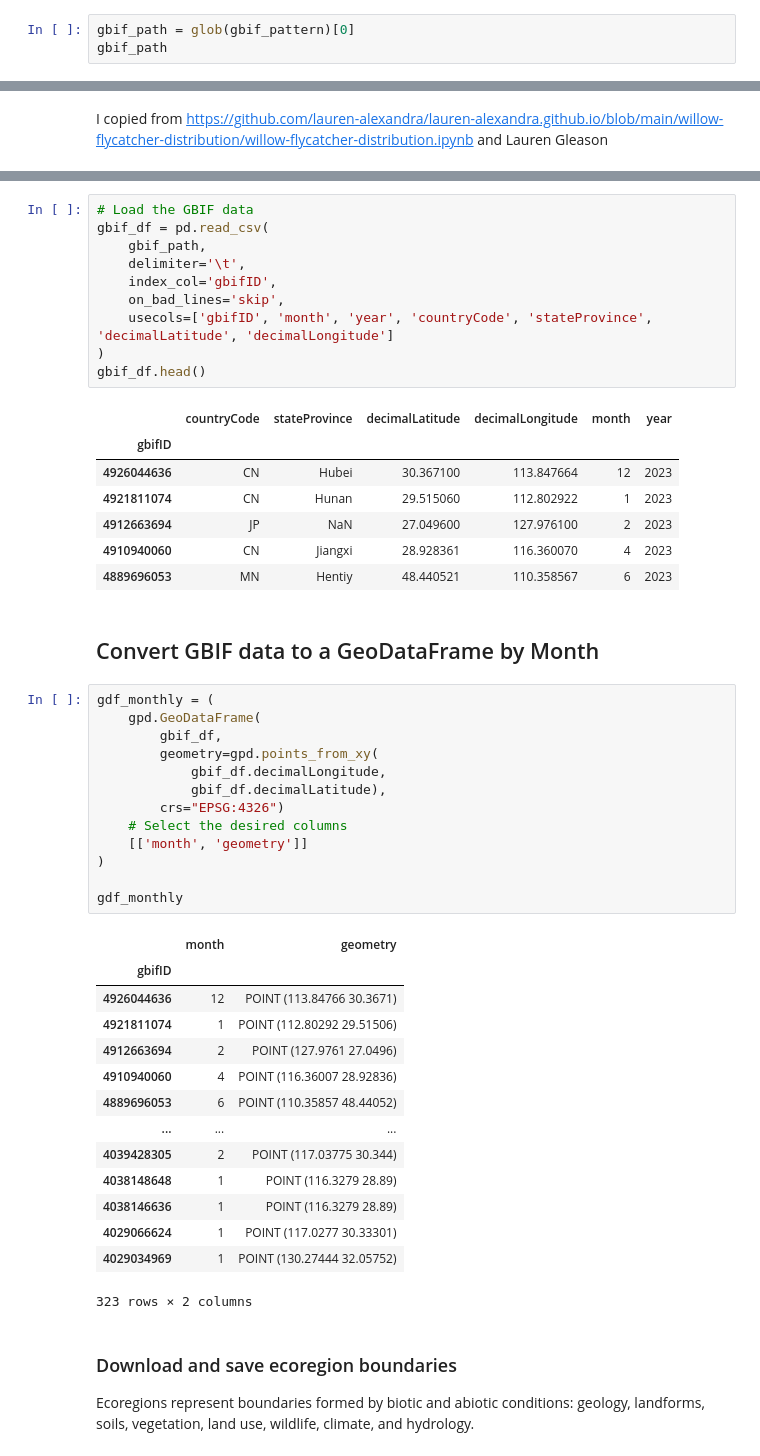
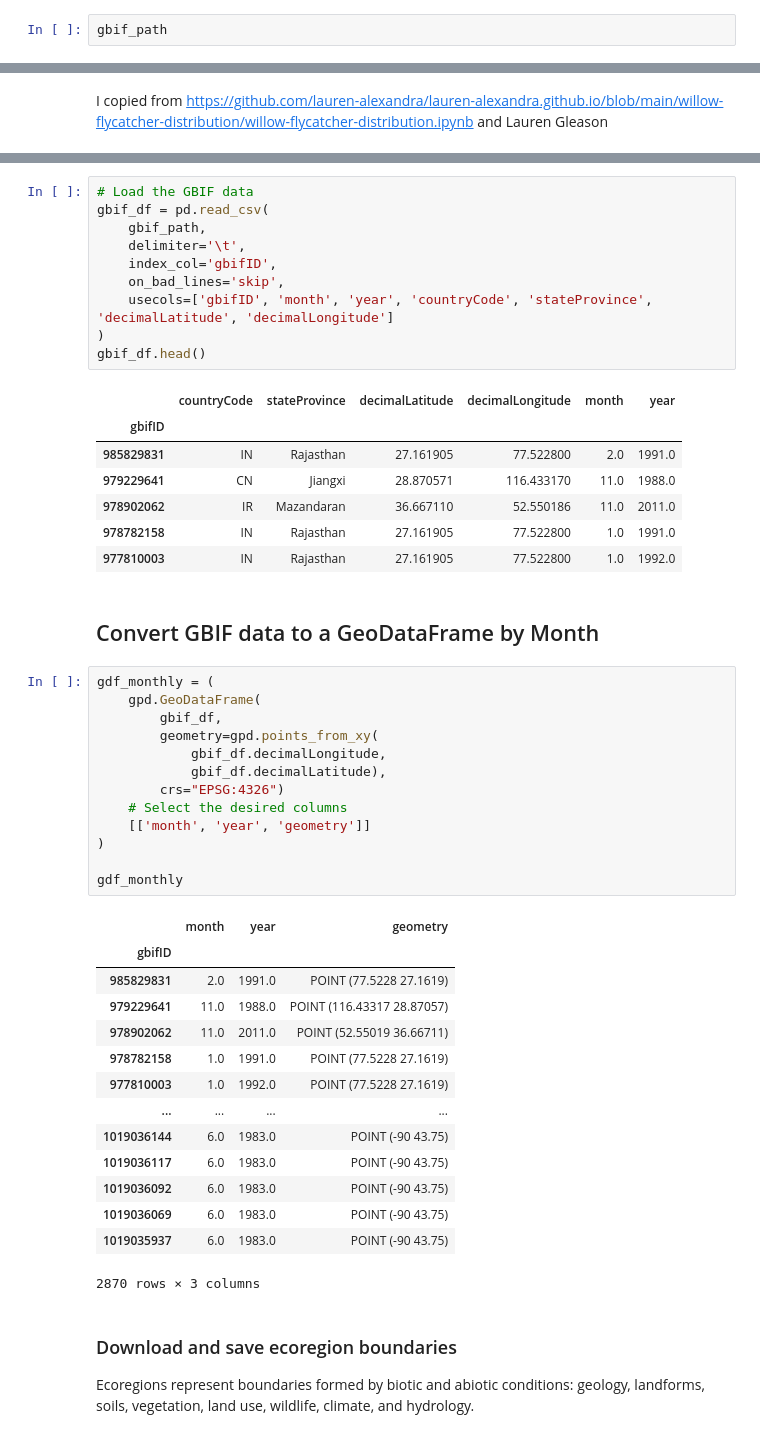
Before and after one commit to earthlab-education/species-distribution-coding-challenge-byandell, a Jupyter notebook: notebooks/siberian-crane-species-download.ipynb, the cells around one changed output, grey strips where cells are left out. Drawn from its saved outputs; the diff is of its cells as text.

```diff
--- a/notebooks/siberian-crane-species-download.ipynb
+++ b/notebooks/siberian-crane-species-download.ipynb
@@ -210,6 +210,5 @@ INFO:On disk at /home/jovyan/earth-analytics/data/species/0001022-24102411253437
 download key is 0020917-241007104925546
 GBIF.org (17 October 2024) GBIF Occurrence Download https://doi.org/10.15468/dl.4d3k48
 # %%
-gbif_path = glob(gbif_pattern)[0]
 gbif_path
 # %% [output]
@@ -248,41 +247,41 @@ gbif_df.head()
 # %% [output]
 |  | countryCode | stateProvince | decimalLatitude | decimalLongitude | month | year |
 | gbifID |  |  |  |  |  |  |
-| 4926044636 | CN | Hubei | 30.367100 | 113.847664 | 12 | 2023 |
-| 4921811074 | CN | Hunan | 29.515060 | 112.802922 | 1 | 2023 |
-| 4912663694 | JP | NaN | 27.049600 | 127.976100 | 2 | 2023 |
-| 4910940060 | CN | Jiangxi | 28.928361 | 116.360070 | 4 | 2023 |
-| 4889696053 | MN | Hentiy | 48.440521 | 110.358567 | 6 | 2023 |
+| 985829831 | IN | Rajasthan | 27.161905 | 77.522800 | 2.0 | 1991.0 |
+| 979229641 | CN | Jiangxi | 28.870571 | 116.433170 | 11.0 | 1988.0 |
+| 978902062 | IR | Mazandaran | 36.667110 | 52.550186 | 11.0 | 2011.0 |
+| 978782158 | IN | Rajasthan | 27.161905 | 77.522800 | 1.0 | 1991.0 |
+| 977810003 | IN | Rajasthan | 27.161905 | 77.522800 | 1.0 | 1992.0 |
 # %% [markdown]
 ## Convert GBIF data to a GeoDataFrame by Month
 # %%
 gdf_monthly = (
     gpd.GeoDataFrame(
         gbif_df,
         geometry=gpd.points_from_xy(
             gbif_df.decimalLongitude,
             gbif_df.decimalLatitude),
         crs="EPSG:4326")
     # Select the desired columns
-    [['month', 'geometry']]
+    [['month', 'year', 'geometry']]
 )
 
 gdf_monthly
 # %% [output]
-|  | month | geometry |
-| gbifID |  |  |
-| 4926044636 | 12 | POINT (113.84766 30.3671) |
-| 4921811074 | 1 | POINT (112.80292 29.51506) |
-| 4912663694 | 2 | POINT (127.9761 27.0496) |
-| 4910940060 | 4 | POINT (116.36007 28.92836) |
-| 4889696053 | 6 | POINT (110.35857 48.44052) |
-| ... | ... | ... |
-| 4039428305 | 2 | POINT (117.03775 30.344) |
-| 4038148648 | 1 | POINT (116.3279 28.89) |
-| 4038146636 | 1 | POINT (116.3279 28.89) |
-| 4029066624 | 1 | POINT (117.0277 30.33301) |
-| 4029034969 | 1 | POINT (130.27444 32.05752) |
+|  | month | year | geometry |
+| gbifID |  |  |  |
+| 985829831 | 2.0 | 1991.0 | POINT (77.5228 27.1619) |
+| 979229641 | 11.0 | 1988.0 | POINT (116.43317 28.87057) |
+| 978902062 | 11.0 | 2011.0 | POINT (52.55019 36.66711) |
+| 978782158 | 1.0 | 1991.0 | POINT (77.5228 27.1619) |
+| 977810003 | 1.0 | 1992.0 | POINT (77.5228 27.1619) |
+| ... | ... | ... | ... |
+| 1019036144 | 6.0 | 1983.0 | POINT (-90 43.75) |
+| 1019036117 | 6.0 | 1983.0 | POINT (-90 43.75) |
+| 1019036092 | 6.0 | 1983.0 | POINT (-90 43.75) |
+| 1019036069 | 6.0 | 1983.0 | POINT (-90 43.75) |
+| 1019035937 | 6.0 | 1983.0 | POINT (-90 43.75) |
-323 rows × 2 columns
+2870 rows × 3 columns
 # %% [markdown]
 ### Download and save ecoregion boundaries
 
```
Also changed, not shown: parts of 12 cells of this notebook, 1 other file.
